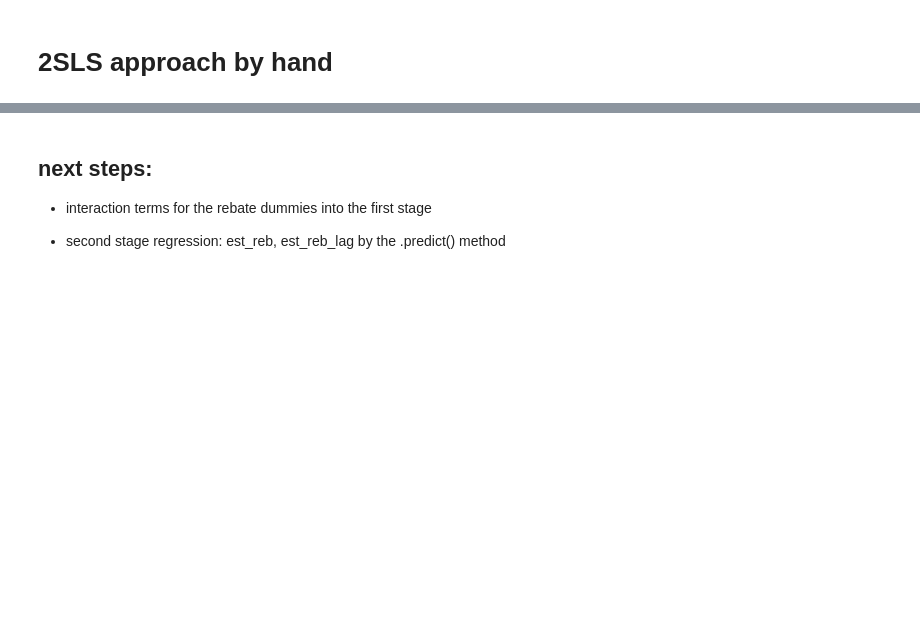
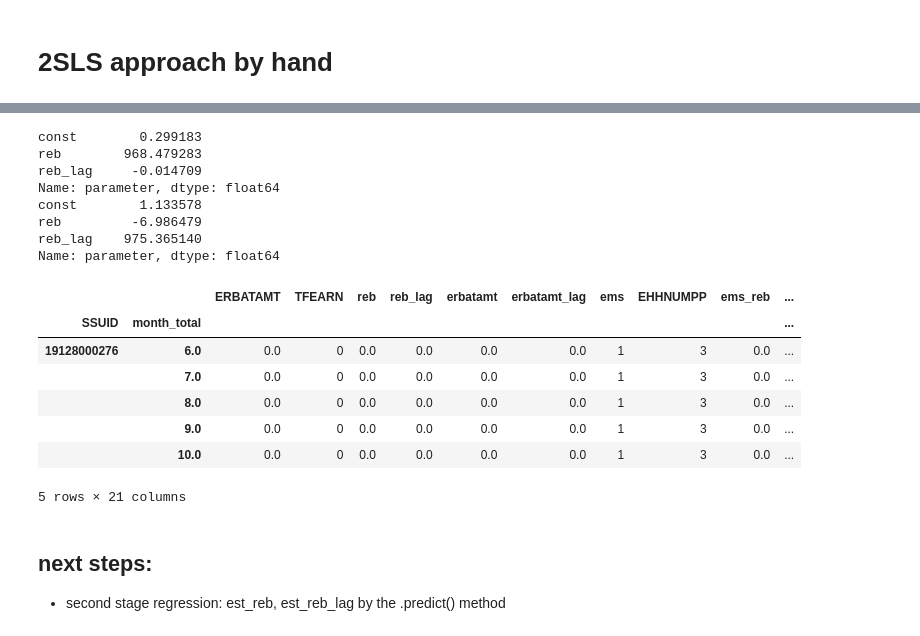
Before and after one commit to MaxDerWeber/MasterThesis, a Jupyter notebook: Analysis.ipynb, the cells around one changed output, grey strips where cells are left out. Saved outputs shown, nothing was run; the diff lists cells and outputs as text; code cells hidden in the pictures; blank space fills up the shorter version.

```diff
--- a/Analysis.ipynb
+++ b/Analysis.ipynb
@@ -393,6 +402,33 @@ id: 0x7fe73be42730
+# %%
+# generate fitted values for the second stage regression:
+print(params_base_reb.params)
+erbatamt_fitted_base_reb = params_base_reb.fitted_values
+erbatamt_fitted_base_reb.columns = ['erbatamt_fitted_base_reb']
+
+print(params_base_reb_lag.params)
+erbatamt_fitted_base_reb_lag = params_base_reb_lag.fitted_values
+erbatamt_fitted_base_reb_lag.columns = ['erbatamt_fitted_base_reb_lag']
+
+powell_hh = pd.concat([powell_hh,erbatamt_fitted_base_reb, erbatamt_fitted_base_reb_lag], axis = 1)
+powell_hh.head()
+# %% [output]
+const        0.299183
+reb        968.479283
+reb_lag     -0.014709
+Name: parameter, dtype: float64
+const        1.133578
+reb         -6.986479
+reb_lag    975.365140
+Name: parameter, dtype: float64
+|  |  | ERBATAMT | TFEARN | reb | reb_lag | erbatamt | erbatamt_lag | ems | EHHNUMPP | ems_reb | ... |
+| SSUID | month_total |  |  |  |  |  |  |  |  |  | ... |
+| 19128000276 | 6.0 | 0.0 | 0 | 0.0 | 0.0 | 0.0 | 0.0 | 1 | 3 | 0.0 | ... |
+|  | 7.0 | 0.0 | 0 | 0.0 | 0.0 | 0.0 | 0.0 | 1 | 3 | 0.0 | ... |
+|  | 8.0 | 0.0 | 0 | 0.0 | 0.0 | 0.0 | 0.0 | 1 | 3 | 0.0 | ... |
+|  | 9.0 | 0.0 | 0 | 0.0 | 0.0 | 0.0 | 0.0 | 1 | 3 | 0.0 | ... |
+|  | 10.0 | 0.0 | 0 | 0.0 | 0.0 | 0.0 | 0.0 | 1 | 3 | 0.0 | ... |
+5 rows × 21 columns
 # %% [markdown]
 ## next steps:
 
-- interaction terms for the rebate dummies into the first stage
-
 - second stage regression: est_reb, est_reb_lag by the .predict() method
```
Also changed, not shown: parts of 6 cells of this notebook.
